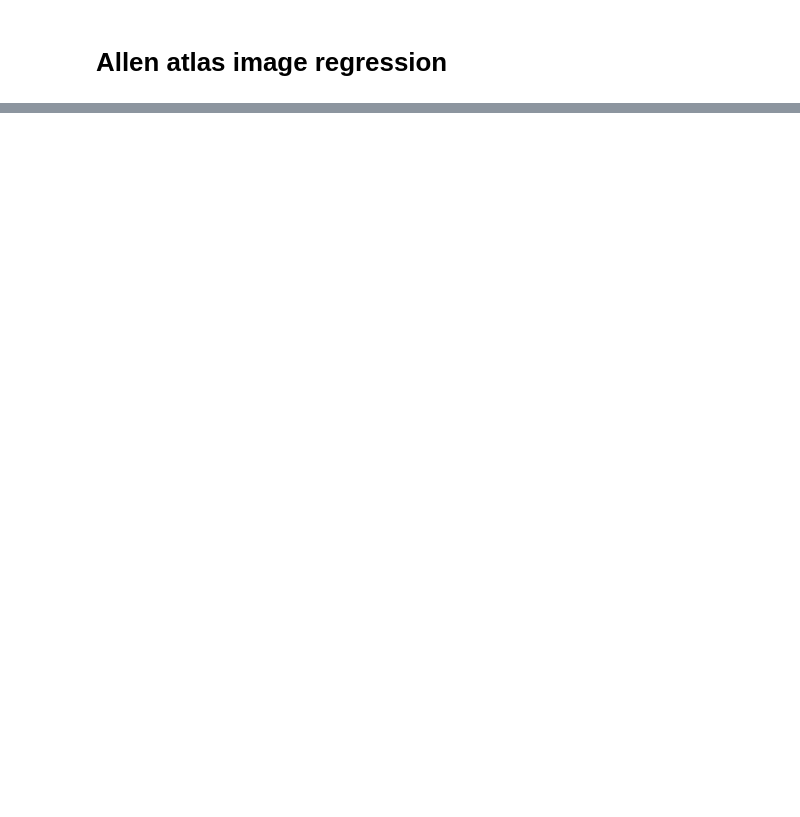
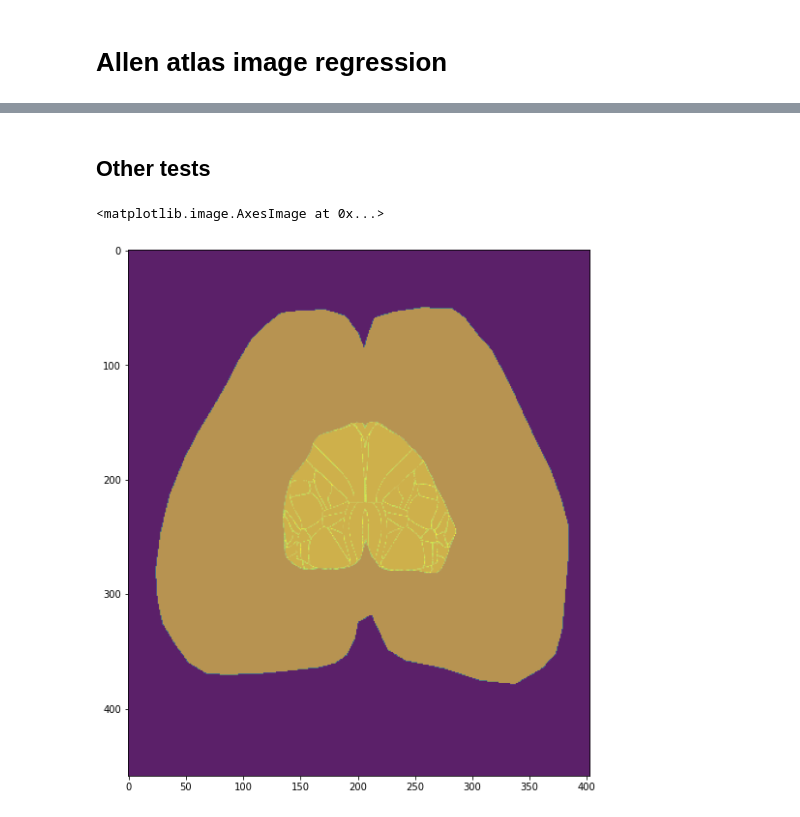
Before and after one commit to vincentpiano123/Atlas, a Jupyter notebook: Jupyter_T&E.ipynb, the cells around one changed output, grey strips where cells are left out. Drawn from its saved outputs; the diff is of its cells as text; code cells hidden in the pictures; blank space fills up the shorter version.

```diff
--- a/Jupyter_T&E.ipynb
+++ b/Jupyter_T&E.ipynb
@@ -187,0 +212,25 @@ tif_to_nrrd("isocortex_churchland_mask_v3.tif")
+# %% [markdown]
+## Other tests
+# %%
+ants_surgery_mask = ants.image_read("/Users/vincentchouinard/Documents/Maitrise/Registration/test1_M36/test1_M36_surgery_mask_v2.nrrd")
+ants_surgery_mask = ants.resample_image(ants_surgery_mask, (3,3))
+
+ants_cortex_mask = ants.image_read("/Users/vincentchouinard/Documents/Maitrise/Registration/test1_M36/cortex.nrrd")
+
+mytx = ants.registration(fixed=ants_surgery_mask, moving=ants_cortex_mask, type_of_transform = ('SyN'), syn_sampling = 8)
+# %%
+ants_contour = ants.image_read("/Users/vincentchouinard/Documents/Maitrise/Registration/test1_M36/contour.nrrd")
+# %%
+atlas_warped = ants.apply_transforms(ants_surgery_mask, ants_cortex_mask, mytx['fwdtransforms']).numpy()
+contours_warped = ants.apply_transforms(ants_surgery_mask, ants_contour, mytx['fwdtransforms']).numpy()
+
+surgery_image = cv2.imread("/Users/vincentchouinard/Documents/Maitrise/Registration/test1_M36/PXL_20230426_203336410.jpg", cv2.IMREAD_GRAYSCALE)
+# %%
+fig,ax = plt.subplots(figsize=(10,10))
+plt.imshow(atlas_warped, alpha = 0.5)
+plt.imshow(contours_warped, alpha = 0.5)
+plt.imshow(ants_surgery_mask.numpy(), alpha = 0.5)
+#plt.imshow(surgery_image, alpha = 0.5)
+# %% [output]
+<matplotlib.image.AxesImage at 0x...>
+[figure, added]
```
Also changed, not shown: parts of 77 cells of this notebook, 3 other files.
